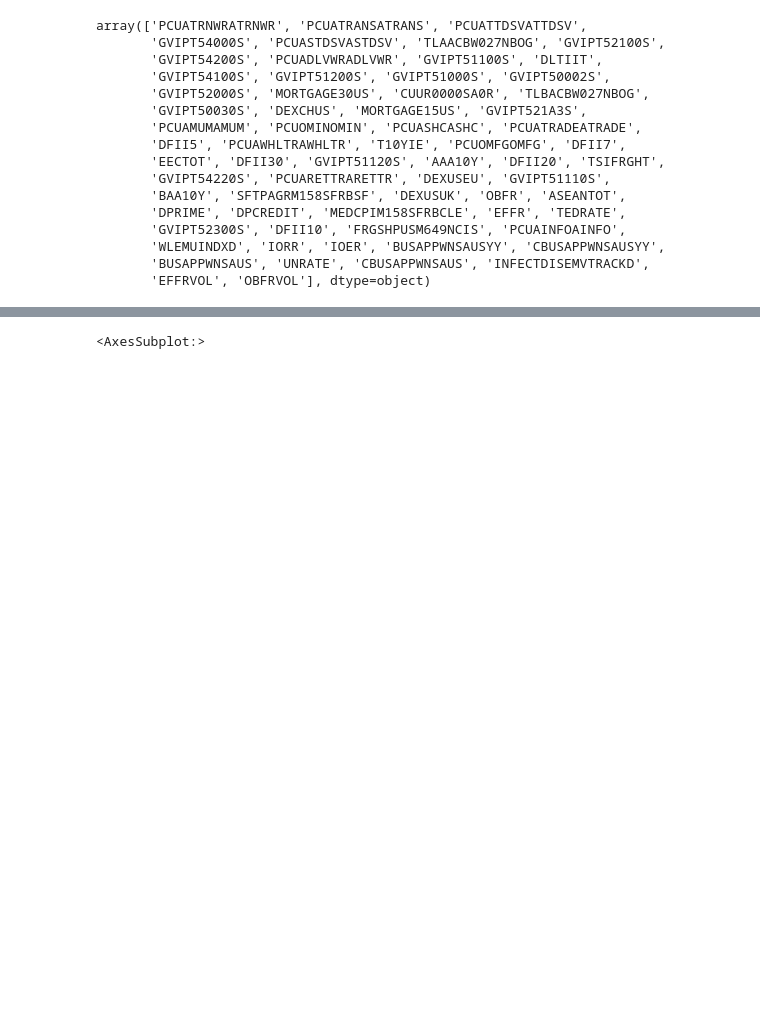
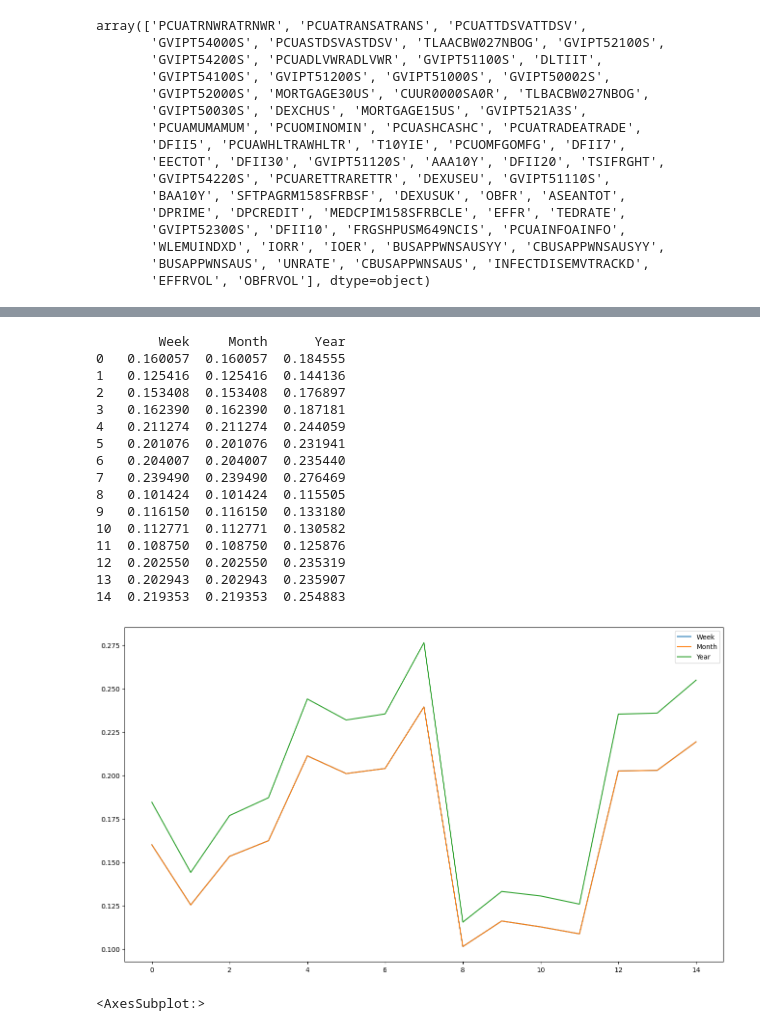
Before and after one commit to brianjhuang/datahacks-2021, a Jupyter notebook: forecastTableTest.ipynb, the cells around one changed output, grey strips where cells are left out. Saved outputs shown, nothing was run; the diff lists cells and outputs as text; code cells hidden in the pictures; blank space fills up the shorter version.

```diff
--- a/forecastTableTest.ipynb
+++ b/forecastTableTest.ipynb
@@ -221,3 +271,28 @@ WARNING:prophet:Seasonality has period of 365.25 days which is larger than initi
+# %%
+perfs = pd.DataFrame(perfs, columns=['Week', 'Month', 'Year'])
+print(perfs)
+fig, ax = plt.subplots(figsize=(16, 9))
+perfs.plot(ax=ax)
+plt.show()
+perfs.to_csv("model_perfs.csv")
+# %% [output]
+        Week     Month      Year
+0   0.160057  0.160057  0.184555
+1   0.125416  0.125416  0.144136
+2   0.153408  0.153408  0.176897
+3   0.162390  0.162390  0.187181
+4   0.211274  0.211274  0.244059
+5   0.201076  0.201076  0.231941
+6   0.204007  0.204007  0.235440
+7   0.239490  0.239490  0.276469
+8   0.101424  0.101424  0.115505
+9   0.116150  0.116150  0.133180
+10  0.112771  0.112771  0.130582
+11  0.108750  0.108750  0.125876
+12  0.202550  0.202550  0.235319
+13  0.202943  0.202943  0.235907
+14  0.219353  0.219353  0.254883
+[figure, added]
 # %%
 %time eval_model(top_cols[:21])
 # %%
```
Also changed, not shown: parts of 16 cells of this notebook, 3 other files.
